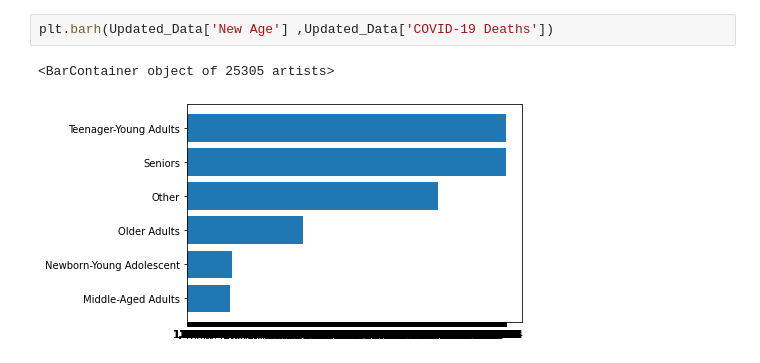
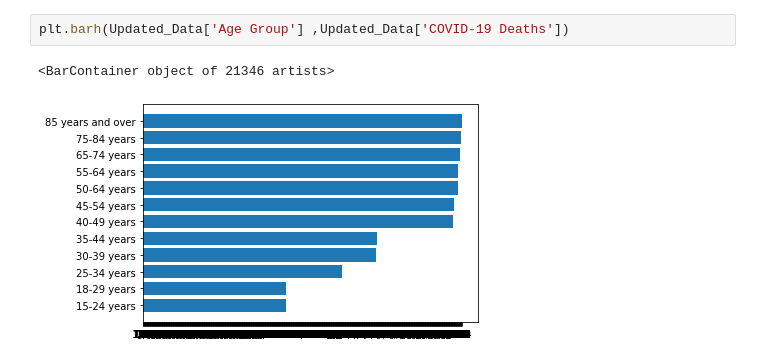
Before and after one commit to itsjonlau/Final-Project, a Jupyter notebook: JonLau_Dev/Analyzing_Data.ipynb, the cells around one changed output. Cells and saved outputs as stored; diff of their text form.

```diff
--- a/JonLau_Dev/Analyzing_Data.ipynb
+++ b/JonLau_Dev/Analyzing_Data.ipynb
@@ -30,5 +55,5 @@ plt.bar(Updated_Data['New Age'] ,Updated_Data['COVID-19 Deaths'])
 # %%
-plt.barh(Updated_Data['New Age'] ,Updated_Data['COVID-19 Deaths'])
+plt.barh(Updated_Data['Age Group'] ,Updated_Data['COVID-19 Deaths'])
 # %% [output]
-<BarContainer object of 25305 artists>
+<BarContainer object of 21346 artists>
-[figure, old version]
+[figure, new version]
```
Also changed, not shown: parts of 11 cells of this notebook, 5 other files.
